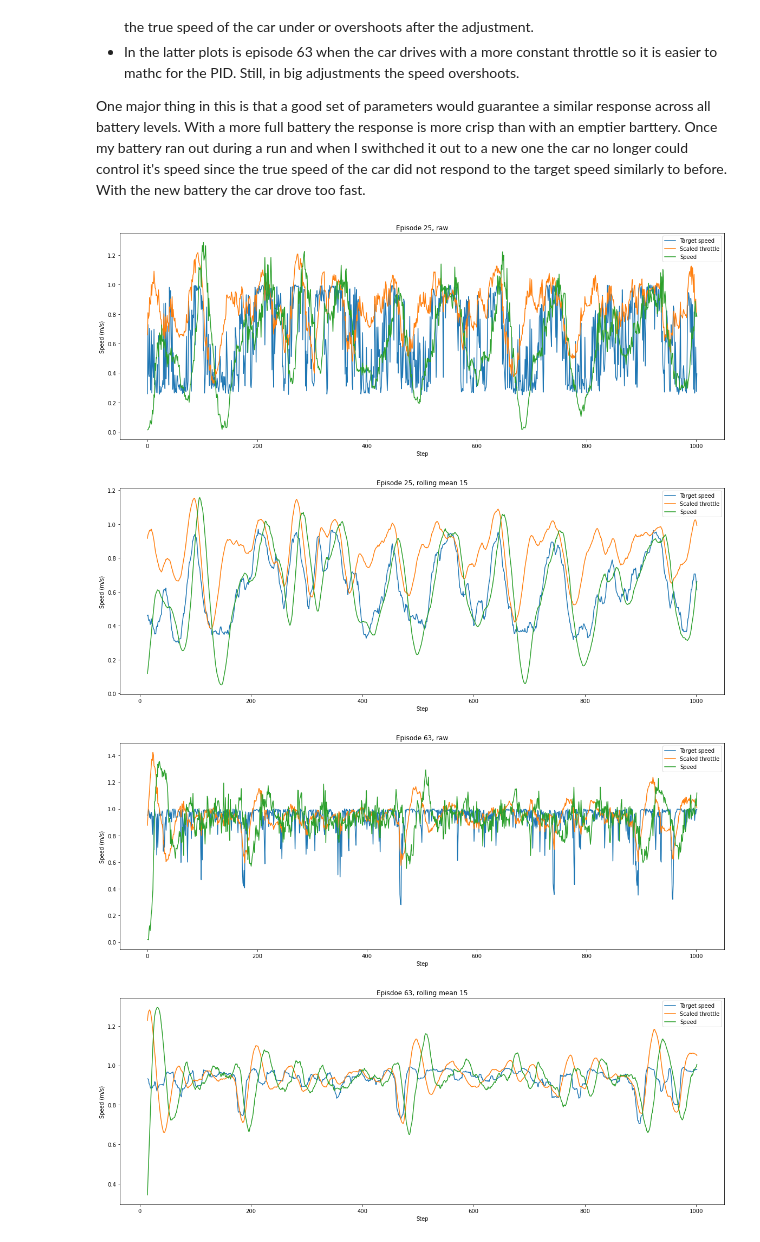
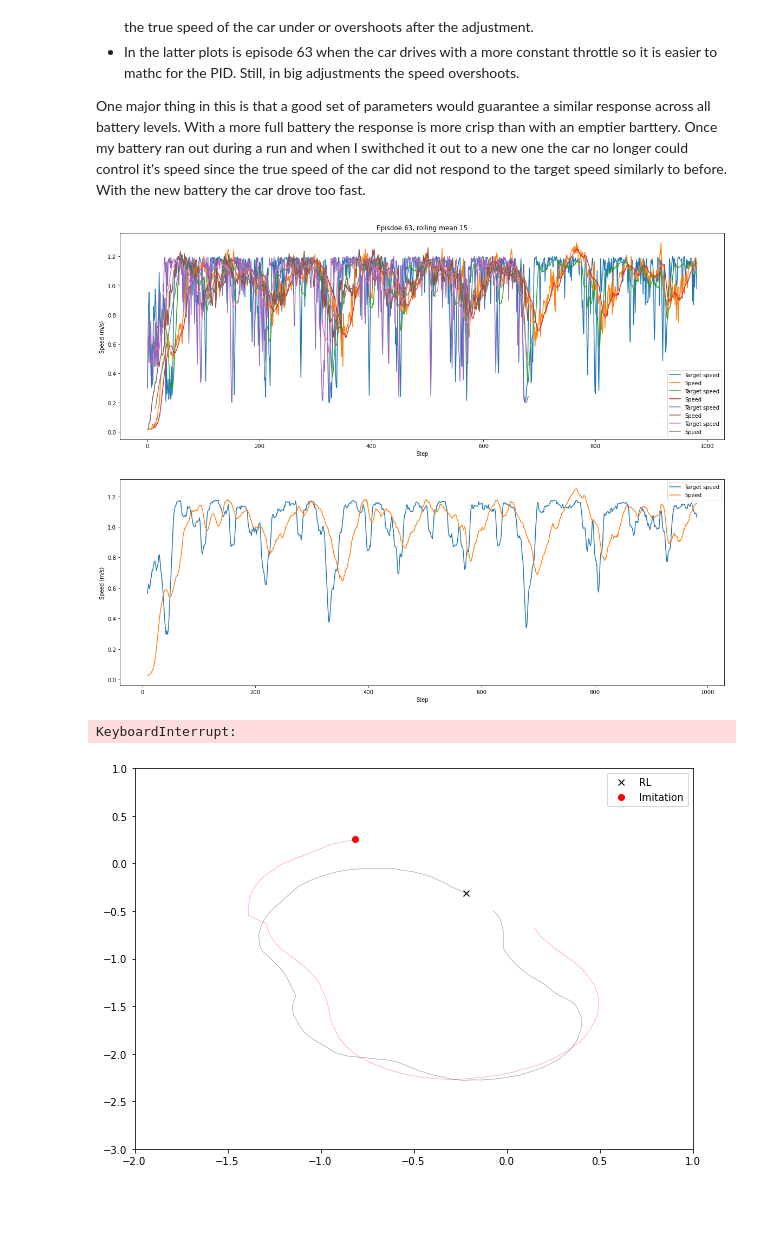
Before and after one commit to ari-viitala/RLDonkeyCar, a Jupyter notebook: analysis/Local_control.ipynb, the cells around one changed output. Cells and saved outputs as stored; diff of their text form; code cells hidden in the pictures; blank space fills up the shorter version.

Commit message:
Local control

```diff
--- a/analysis/Local_control.ipynb
+++ b/analysis/Local_control.ipynb
@@ -99,33 +99,3 @@ The reinforcement learning result is the best perfoming training episode of a si
 * During steady driving the reinforcement learning model has the average speed of 0.94 (m/s) and the imitation learning model has 1.02. Pretty close.
 * Imitation learning model has a much more consistent trajectory compared to the RL agent.
 * The speed of the RL agent varies more. RL agent controls the throttle itself and through a PID controller so the comparison here is not entirely fair for the RL agent.
-# %%
-def plot_episode(e, title):
-    plt.figure(1, (24, 5))
-    plt.subplot(1, 3, 1)
-    plt.title(title, size=16)
-    plt.plot(e.PosX, e.PosZ)
-    plt.subplot(1, 3, 2)
-    plt.scatter(e.PosX, e.PosZ, c=e.Speed, cmap=plt.cm.autumn, s=10)
-    plt.colorbar()
-    plt.title("Speed")
-    plt.subplot(1, 3, 3)
-    plt.ylabel("Speed")
-    plt.xlabel("Step")
-    plt.plot(np.arange(len(e)), e.Speed.rolling(10).mean())
-    plt.show()
-    print(f"Average speed: {e.Speed.values[200:800].mean():.2f}")
-
-
-data = vs.load_data("../records/local_control/record_2020-10-11T15:30:24.620797.csv")
-mean_speed = data.groupby("Episode").mean().Speed[data.groupby("Episode").max().Step > 1000]
-
-e_rl = data[(data.Episode == 63) & (data.Step > 20)]
-
-data = vs.load_data("../records/local_control/imitation_record_2020-10-11T20:33:52.630958.csv")
-mean_speed = data.groupby("Episode").mean().Speed[data.groupby("Episode").max().Step > 1000]
-
-e_im = data[-1100:-200]
-
-plot_episode(e_rl, "Reinforcement learning")
-plot_episode(e_im, "Imitation learning")
@@ -167,40 +213,64 @@ I am currently not too happy with my PID parameters and have been playing with t
 
 One major thing in this is that a good set of parameters would guarantee a similar response across all battery levels. With a more full battery the response is more crisp than with an emptier barttery. Once my battery ran out during a run and when I swithched it out to a new one the car no longer could control it's speed since the true speed of the car did not respond to the target speed similarly to before. With the new battery the car drove too fast.
 # %%
-data = vs.load_data("../records/local_control/record_2020-10-11T15:30:24.620797.csv")
-e_63 = data[(data.Episode == 63) & (data.Step > 20)]
-e_25 = data[(data.Episode == 25) & (data.Step > 20)]
+data = vs.load_data("../records/local_control/sac_figure_8_speed.csv")
+e_63 = data[(data.Episode == 24) & (data.Step > 20)]
+e_25 = data[(data.Episode == 26) & (data.Step > 20)]
 
 lag = 15
 
 def plot_speed(e, lag, title):
     plt.figure(1, (20, 7))
     x = np.arange(len(e))
     plt.plot(x, e.TargetSpeed.rolling(lag).mean(), label="Target speed")
-    plt.plot(x, e.Throttle.rolling(lag).mean() * 4, label="Scaled throttle")
+    #plt.plot(x, e.Throttle.rolling(lag).mean() * 4, label="Scaled throttle")
     plt.plot(x, e.Speed.rolling(lag).mean(), label="Speed")
     plt.xlabel("Step")
     plt.ylabel("Speed (m/s)")
     plt.legend()
     plt.title(title)
-    plt.show()
+    #plt.show()
 
 plot_speed(e_25, 1, "Episode 25, raw")
-plot_speed(e_25, 15, "Episode 25, rolling mean 15")
+plot_speed(e_25, 10, "Episode 25, rolling mean 15")
 plot_speed(e_63, 1, "Episode 63, raw")
 plot_speed(e_63, 15, "Episdoe 63, rolling mean 15")
 # %% [output]
-[figure, old version]
+[figure, new version]
-[figure, removed]
-[figure, removed]
-[figure, removed]
+# %%
+plot_speed(e_25, 10, "")
+plt.savefig("./plots/Throttle.pdf")
+# %% [output]
+[figure, added]
 # %%
-data = vs.load_data("../records/local_control/record_2020-10-11T15:30:24.620797.csv")
+from IPython.display import clear_output
+
+data = vs.load_data("../records/local_control/sac_figure_8_speed.csv")
 mean_speed = data.groupby("Episode").mean().Speed[data.groupby("Episode").max().Step > 1000]
 
-e_rl = data[(data.Episode == 63) & (data.Step > 170)]
+e_rl = data[(data.Episode == 26) & (data.Step > 170)]
 
 data = vs.load_data("../records/local_control/imitation_record_2020-10-11T20:33:52.630958.csv")
 mean_speed = data.groupby("Episode").mean().Speed[data.groupby("Episode").max().Step > 1000]
 
 e_im = data[-1052:-200]
+
+skip = 2
+trail_width = 0.2
+for step in range(1, len(e_rl), skip):
+    clear_output(wait=True)
+    step_rl = e_rl.iloc[:step]
+    step_im = e_im.iloc[:step]
+    plt.figure(1, (10, 7))
+    plt.plot(step_rl.PosX, step_rl.PosZ, linewidth=trail_width, color="k")
+    plt.plot(step_rl.PosX.values[-1], step_rl.PosZ.values[-1], marker="x", linestyle="None", color="k", label="RL")
+    plt.plot(step_im.PosX, step_im.PosZ, linewidth=trail_width, color="r")
+    plt.plot(step_im.PosX.values[-1], step_im.PosZ.values[-1], linestyle="None", marker="o", color="r", label="Imitation")
+    plt.ylim(-3, 1)
+    plt.xlim(-2, 1)
+    plt.legend()
+    plt.savefig(f"./ims9/figure_{step:04d}.png", dpi=70)
+    plt.show()
+# %% [output]
+KeyboardInterrupt:
+[figure, added]
```
Also changed, not shown: parts of 9 cells of this notebook.
